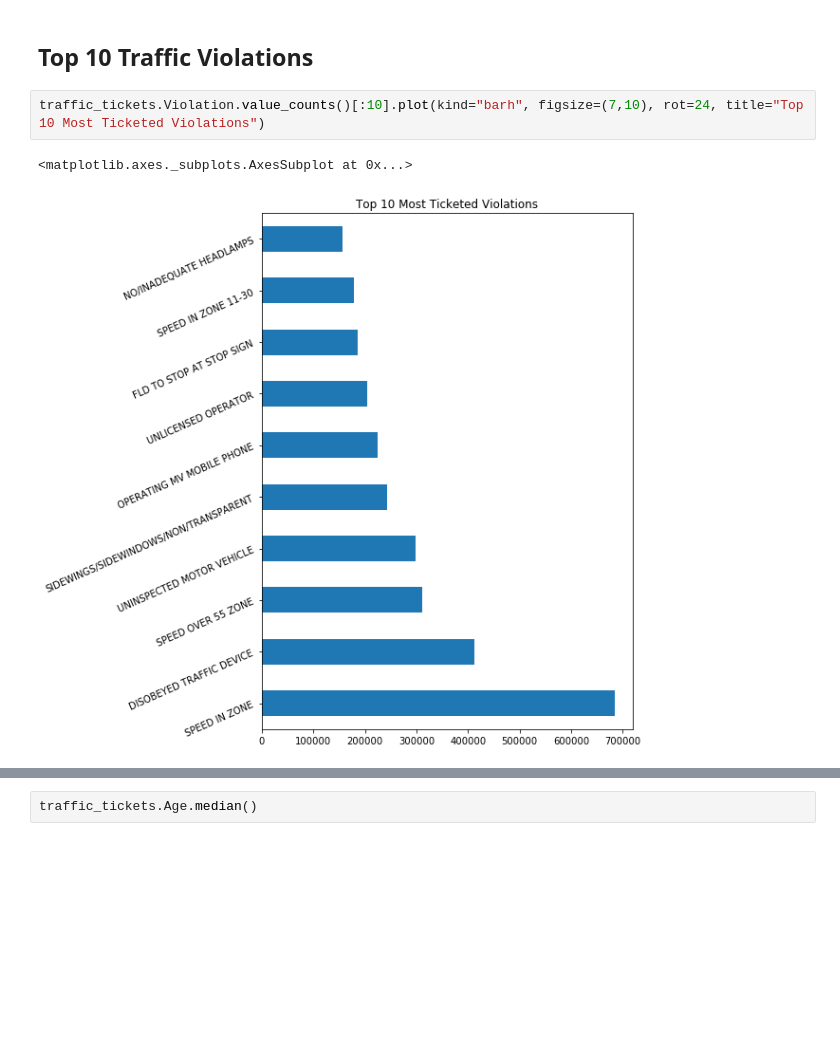
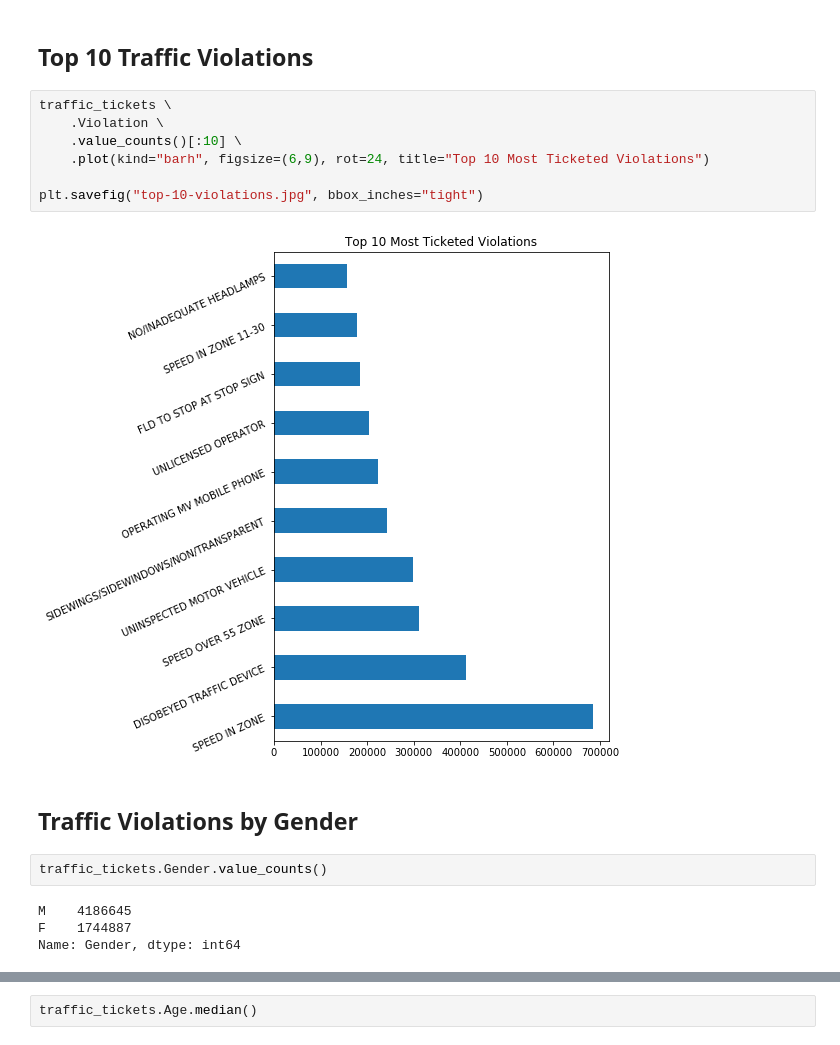
Before and after one commit to dacrands/traffic-ticket-data, a Jupyter notebook: traffic-data.ipynb, the cells around one changed output, grey strips where cells are left out. Cells and saved outputs as stored; diff of their text form; blank space fills up the shorter version.

```diff
--- a/traffic-data.ipynb
+++ b/traffic-data.ipynb
@@ -297,8 +309,20 @@ len(set(traffic_tickets.State))
 # %% [markdown]
 ## Top 10 Traffic Violations
 # %%
-traffic_tickets.Violation.value_counts()[:10].plot(kind="barh", figsize=(7,10), rot=24, title="Top 10 Most Ticketed Violations")
+traffic_tickets \
+    .Violation \
+    .value_counts()[:10] \
+    .plot(kind="barh", figsize=(6,9), rot=24, title="Top 10 Most Ticketed Violations")
+
+plt.savefig("top-10-violations.jpg", bbox_inches="tight")
 # %% [output]
-<matplotlib.axes._subplots.AxesSubplot at 0x...>
-[figure, old version]
+[figure, new version]
+# %% [markdown]
+## Traffic Violations by Gender
+# %%
+traffic_tickets.Gender.value_counts()
+# %% [output]
+M    4186645
+F    1744887
+Name: Gender, dtype: int64
 # %%
```
Also changed, not shown: parts of 31 cells of this notebook.
